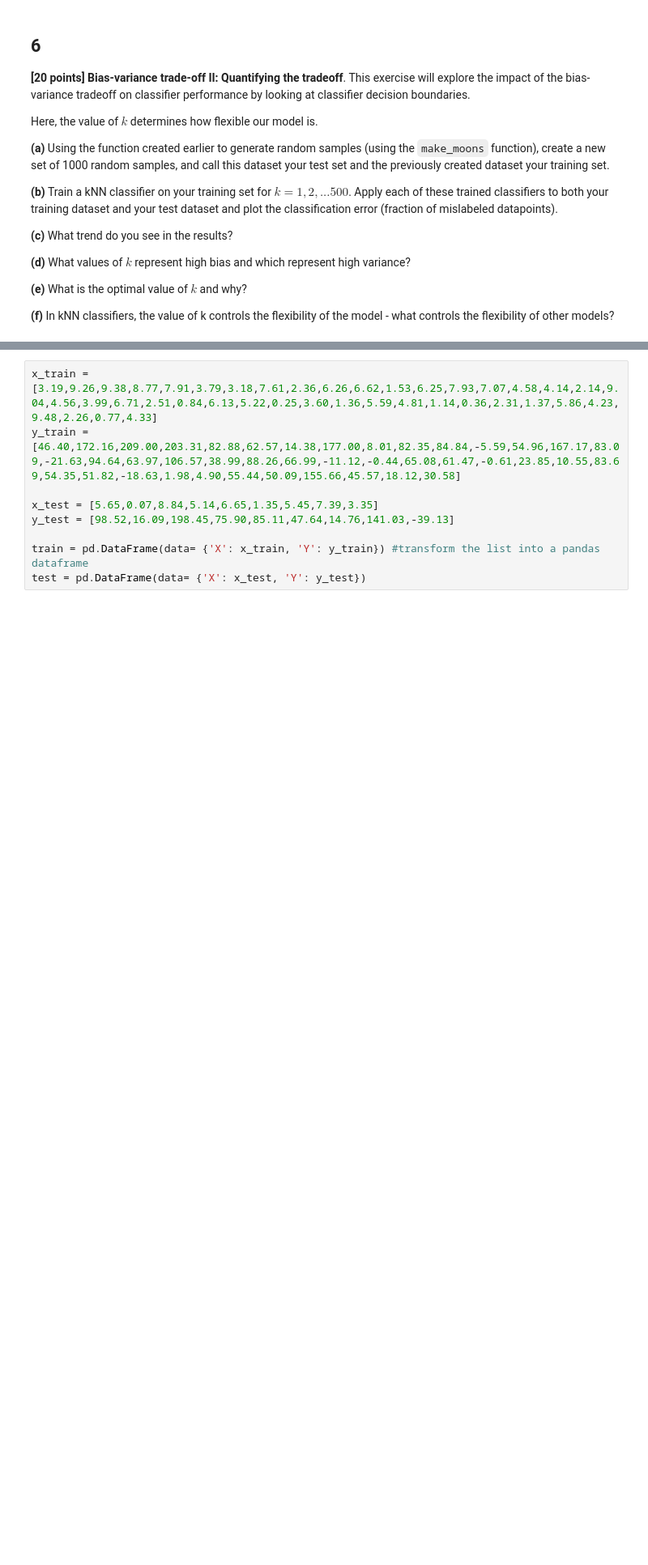
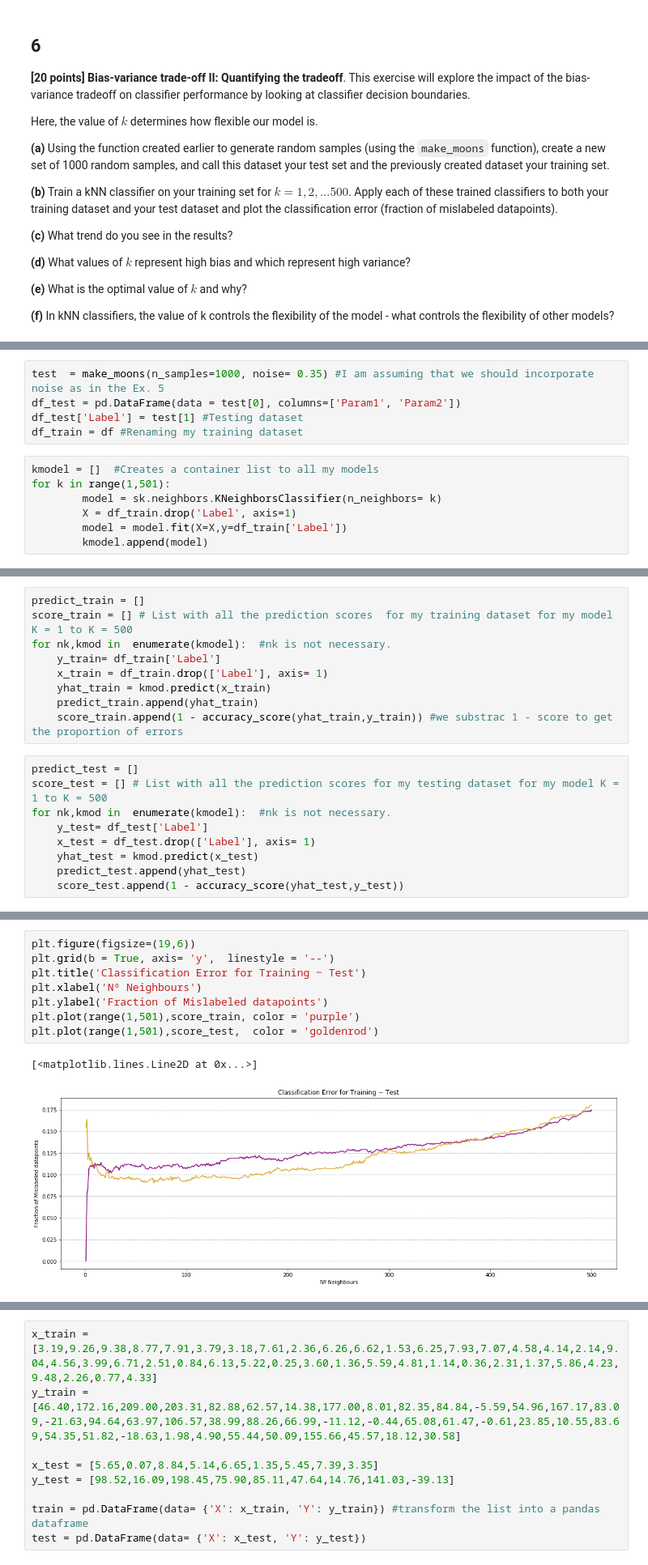
Before and after one commit to joaquinmenendez/machine-learning-course, a Jupyter notebook: Assignment_2/Assignment2.ipynb, the cells around one changed output, grey strips where cells are left out. Shown: that part at 81% size. Drawn from its saved outputs; the diff is of its cells as text; blank space fills up the shorter version.

```diff
--- a/Assignment_2/Assignment2.ipynb
+++ b/Assignment_2/Assignment2.ipynb
@@ -412,0 +411,12 @@ Here, the value of $k$ determines how flexible our model is.
+# %%
+test  = make_moons(n_samples=1000, noise= 0.35) #I am assuming that we should incorporate noise as in the Ex. 5
+df_test = pd.DataFrame(data = test[0], columns=['Param1', 'Param2'])
+df_test['Label'] = test[1] #Testing dataset
+df_train = df #Renaming my training dataset
+# %%
+kmodel = []  #Creates a container list to all my models
+for k in range(1,501):
+        model = sk.neighbors.KNeighborsClassifier(n_neighbors= k)
+        X = df_train.drop('Label', axis=1)
+        model = model.fit(X=X,y=df_train['Label'])
+        kmodel.append(model)
@@ -412,0 +425,18 @@ Here, the value of $k$ determines how flexible our model is.
+# %%
+predict_train = []
+score_train = [] # List with all the prediction scores  for my training dataset for my model K = 1 to K = 500
+for nk,kmod in  enumerate(kmodel):  #nk is not necessary.
+    y_train= df_train['Label']
+    x_train = df_train.drop(['Label'], axis= 1)
+    yhat_train = kmod.predict(x_train)
+    predict_train.append(yhat_train)
+    score_train.append(1 - accuracy_score(yhat_train,y_train)) #we substrac 1 - score to get the proportion of errors
+# %%
+predict_test = []
+score_test = [] # List with all the prediction scores for my testing dataset for my model K = 1 to K = 500
+for nk,kmod in  enumerate(kmodel):  #nk is not necessary.
+    y_test= df_test['Label']
+    x_test = df_test.drop(['Label'], axis= 1)
+    yhat_test = kmod.predict(x_test)
+    predict_test.append(yhat_test)
+    score_test.append(1 - accuracy_score(yhat_test,y_test))
@@ -413,3 +450,14 @@ Here, the value of $k$ determines how flexible our model is.
+# %%
+plt.figure(figsize=(19,6))
+plt.grid(b = True, axis= 'y',  linestyle = '--')
+plt.title('Classification Error for Training ~ Test')
+plt.xlabel('Nº Neighbours')
+plt.ylabel('Fraction of Mislabeled datapoints')
+plt.plot(range(1,501),score_train, color = 'purple')
+plt.plot(range(1,501),score_test,  color = 'goldenrod')
+# %% [output]
+[<matplotlib.lines.Line2D at 0x...>]
+[figure, added]
 # %% [markdown]
 ## 7
 **[20 points] Linear regression and nonlinear transformations**. You're given a dataset below that is partitioned into a training and testing dataset. Your goal is to develop a regression algorithm from the training data that performs well on the test data.
```
Also changed, not shown: parts of 7 cells of this notebook.
